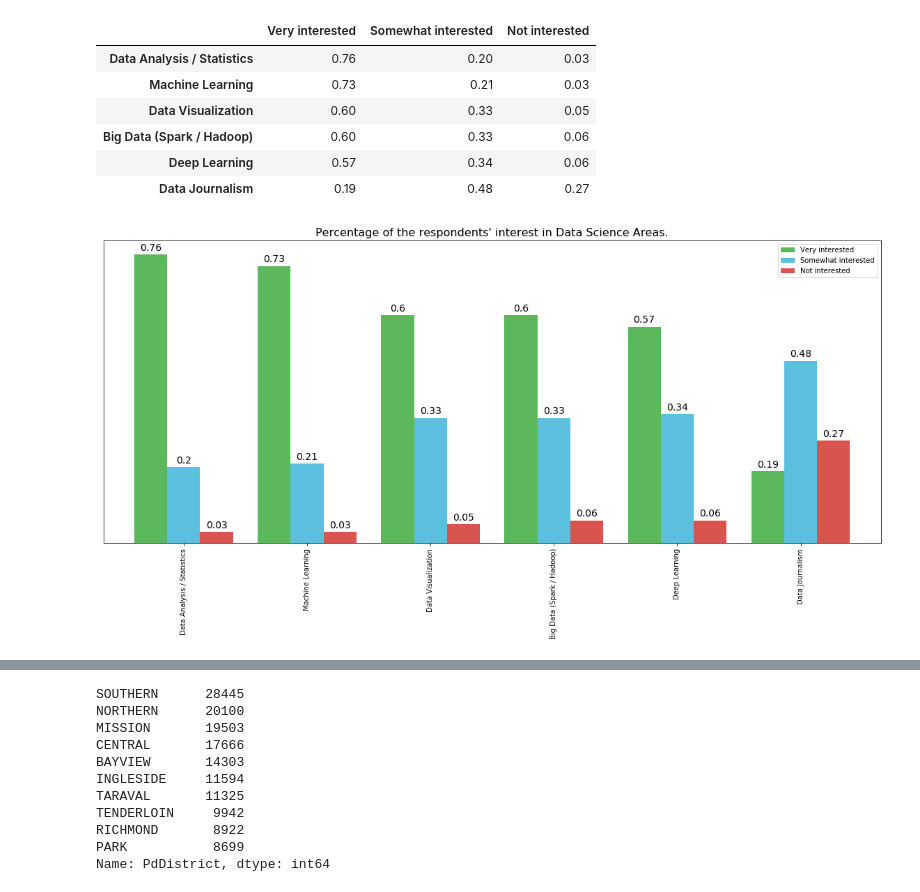
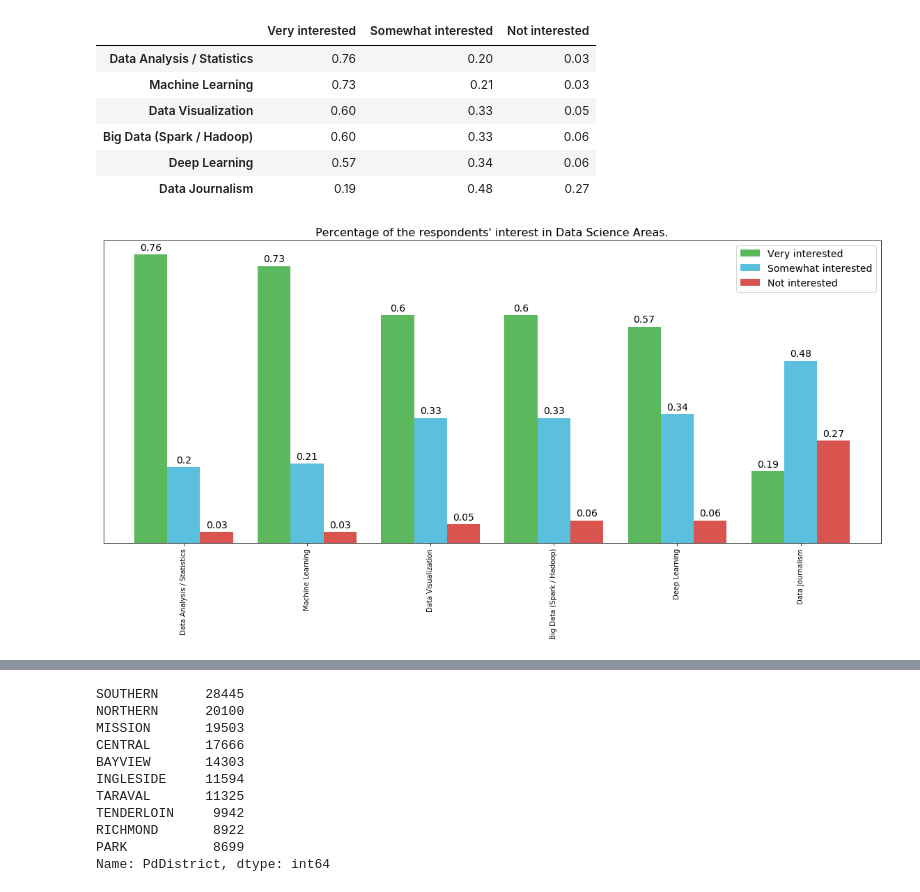
Before and after one commit to talha915/IBM-Data-Visualization, a Jupyter notebook: Data Visualization.ipynb, the cells around one changed output, grey strips where cells are left out. Drawn from its saved outputs; the diff is of its cells as text; code cells hidden in the pictures.

```diff
--- a/Data Visualization.ipynb
+++ b/Data Visualization.ipynb
@@ -52,26 +52,32 @@ percent_data
 # %%
 plot = percent_data.plot(
     kind = 'bar',
     figsize = (20, 8),
     width = 0.8,
     color = ['#5cb85c', '#5bc0de', '#d9534f']
     )
 plt.title('Percentage of the respondents\' interest in Data Science Areas.', fontsize=16)
+
+# Setting figure background color
+plot.set_facecolor('white')
+
+# setting legend font size
+plot.legend(fontsize=14,facecolor = 'white')
 
 # Removing the Border
 plot.get_yaxis().set_visible(False)
 
 for p in plot.patches:
     plot.annotate(np.round(p.get_height(),decimals=2),
                 (p.get_x()+p.get_width()/2., p.get_height()),
                 ha='center',
                 va='center',
                 xytext=(0, 10),
                 textcoords='offset points',
                 fontsize = 14
                )
 # %% [output]
-[figure, old version]
+[figure, new version]
 # %%
 crime_data = pd.read_csv('Police_Department_Incidents.csv')
 # %%
```
